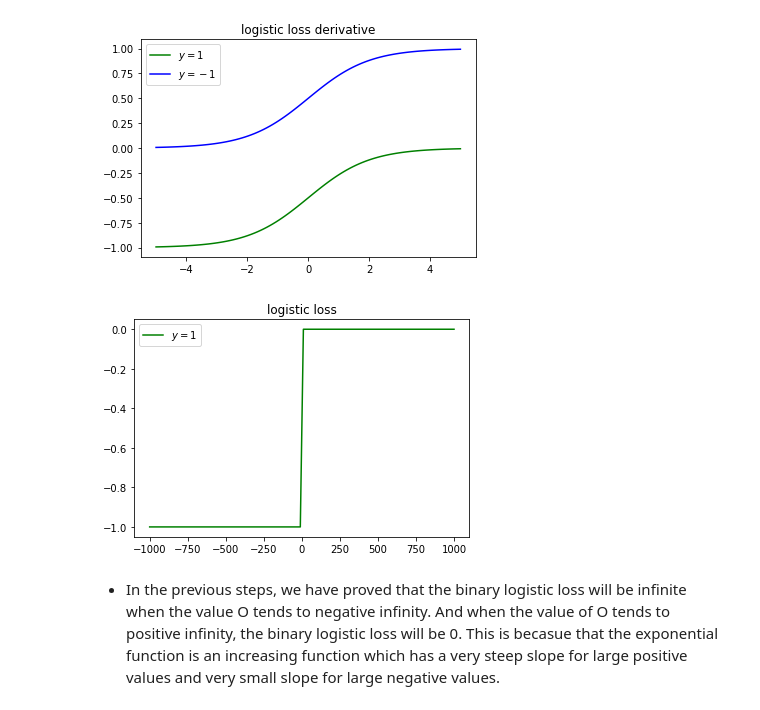
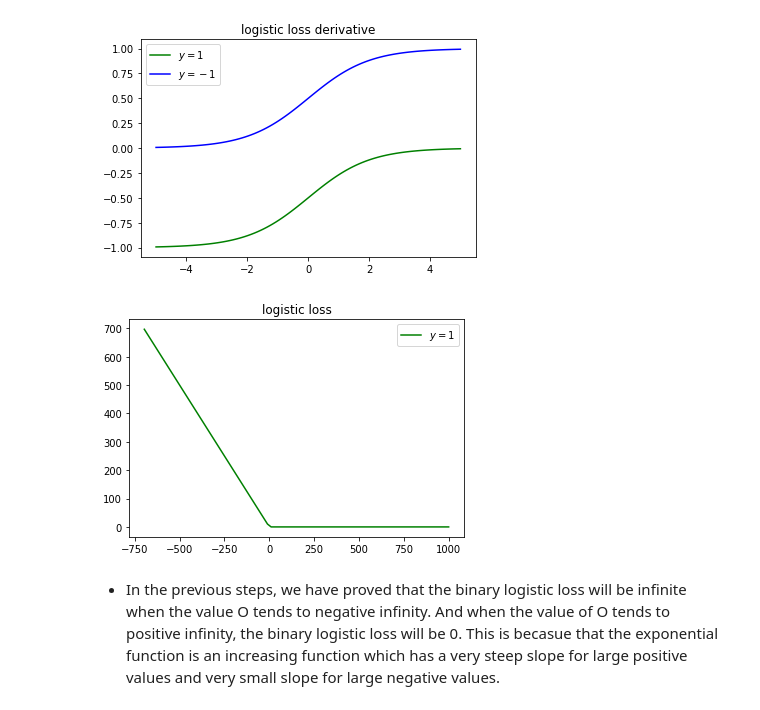
Before and after one commit to yjjjjxx/COMP664-Deep-Learning, a Jupyter notebook: COMP664_Homework_2.ipynb, the cells around one changed output. Saved outputs shown, nothing was run; the diff lists cells and outputs as text; code cells hidden in the pictures.

```diff
--- a/COMP664_Homework_2.ipynb
+++ b/COMP664_Homework_2.ipynb
@@ -87,13 +91,13 @@ plt.show()
 # %%
 # Q2.4
 o = np.linspace(-1000, 1000, 100)
 
 plt.title("logistic loss")
-plt.plot(o, loss_derivative(1.0, o), color='g', label="$y=1$")
+plt.plot(o, logistic_loss(1.0, o), color='g', label="$y=1$")
 plt.legend()
 plt.show()
 # %% [output]
-[figure, old version]
+[figure, new version]
 # %% [markdown]
 
 
```
Also changed, not shown: parts of 6 cells of this notebook.
